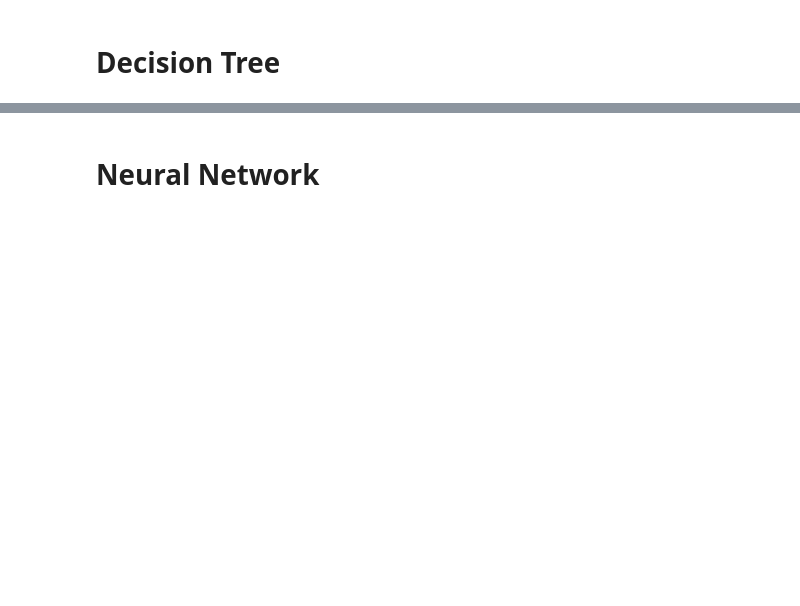
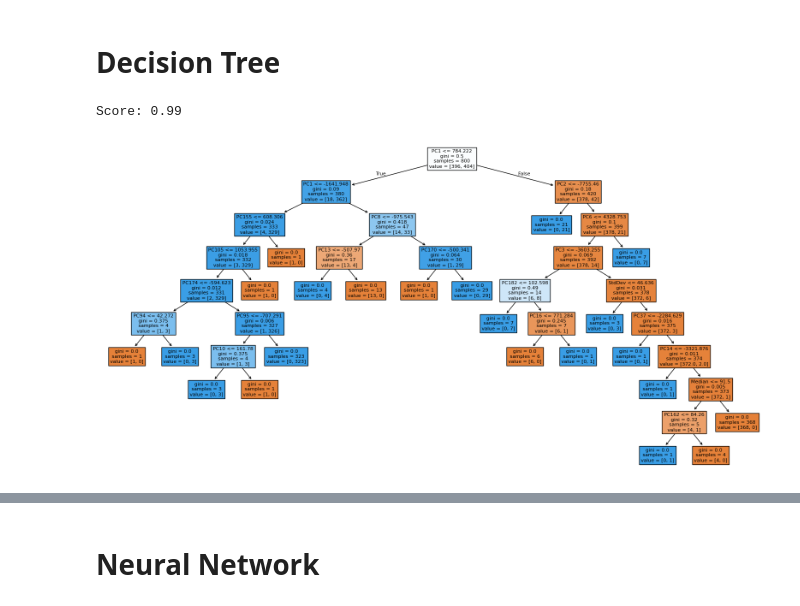
Before and after one commit to Riley94/covid_analysis, a Jupyter notebook: covid_analysis.ipynb, the cells around one changed output, grey strips where cells are left out. Cells and saved outputs as stored; diff of their text form; code cells hidden in the pictures; blank space fills up the shorter version.

```diff
--- a/covid_analysis.ipynb
+++ b/covid_analysis.ipynb
@@ -190,11 +308,16 @@ plt.show()
 # Decision Tree
 # %%
 clf = DecisionTreeClassifier(random_state=42, max_depth=10)
-clf.fit(X_images.reshape(len(X_images), -1), y_labels)
-print("Score:", clf.score(X_images.reshape(len(X_images), -1), y_labels))
+clf.fit(X_train, y_train)
+print("Score:", clf.score(X_test, y_test))
+# %% [output]
+Score: 0.99
 # %%
 plt.figure(figsize=(20, 10))
-plot_tree(clf, filled=True, feature_names=[f"pixel_{i}" for i in range(X_images.shape[1])])
+plot_tree(clf, filled=True, feature_names=X.columns)
+plt.savefig("baseline_decision_tree.png")
 plt.show()
+# %% [output]
+[figure, added]
 # %%
 # train decision tree using KFold cross-validation
```
Also changed, not shown: parts of 28 cells of this notebook, 3 other files.
